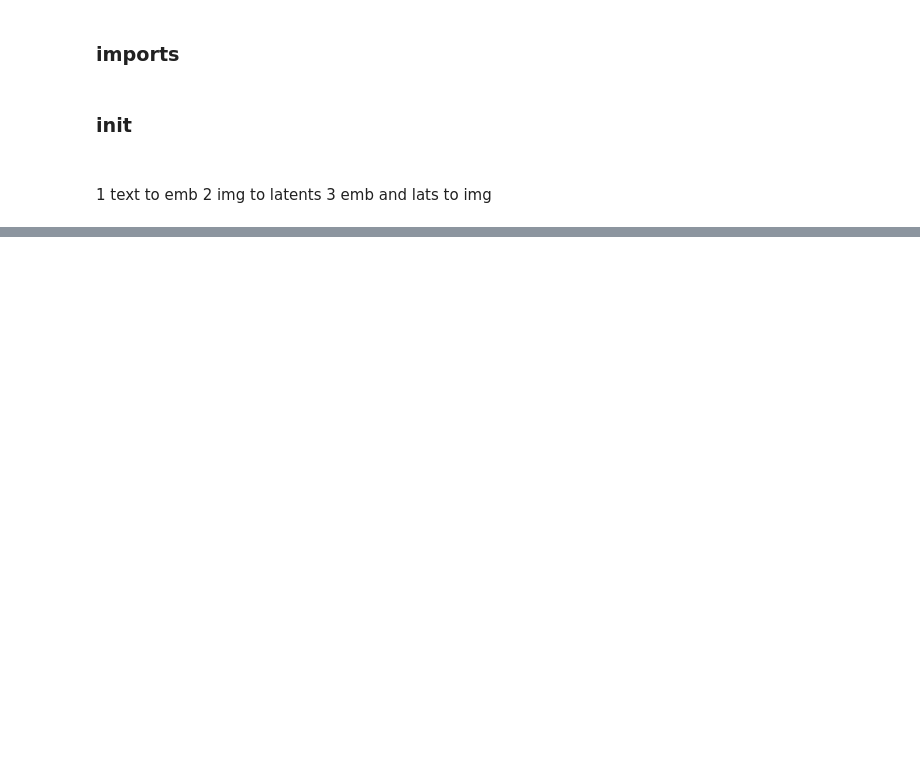
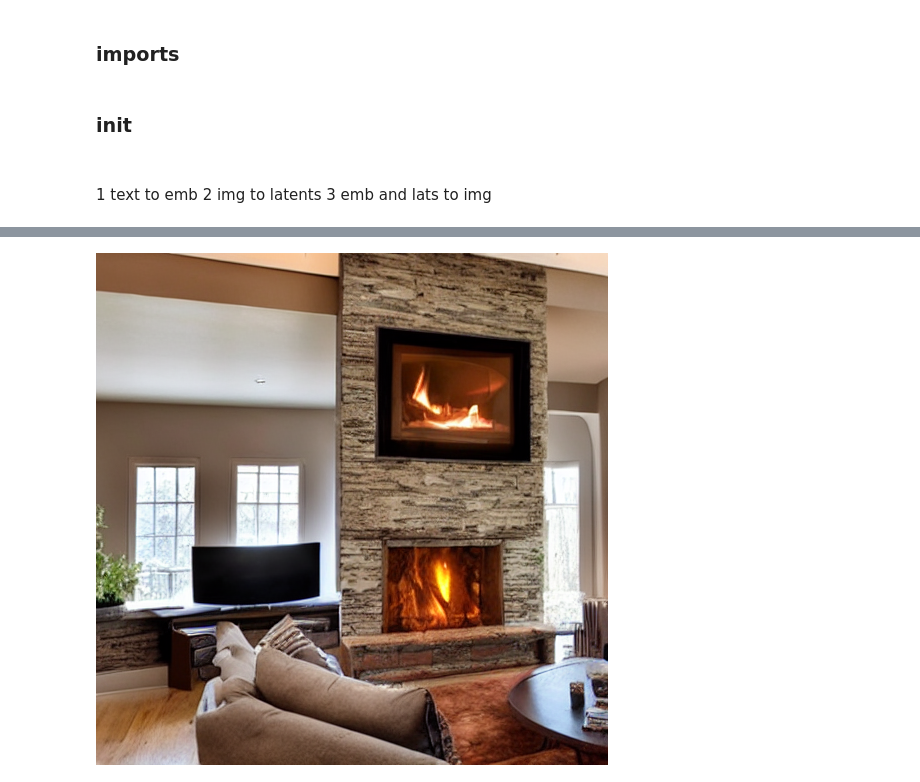
Before and after one commit to DmitriyG228/diffusion-nbs, a Jupyter notebook: main.ipynb, the cells around one changed output, grey strips where cells are left out. Cells and saved outputs as stored; diff of their text form; code cells hidden in the pictures; blank space fills up the shorter version.

```diff
--- a/main.ipynb
+++ b/main.ipynb
@@ -210,3 +214,7 @@ Y_hat.requires_grad= True
+# %%
+latents_to_pil(Y_hat_lat)[0]
+# %% [output]
+[figure, added]
 # %%
 def criterion(y_pred, y):
     return torch.mean((y_pred - y) ** 2)
```
Also changed, not shown: parts of 6 cells of this notebook.
